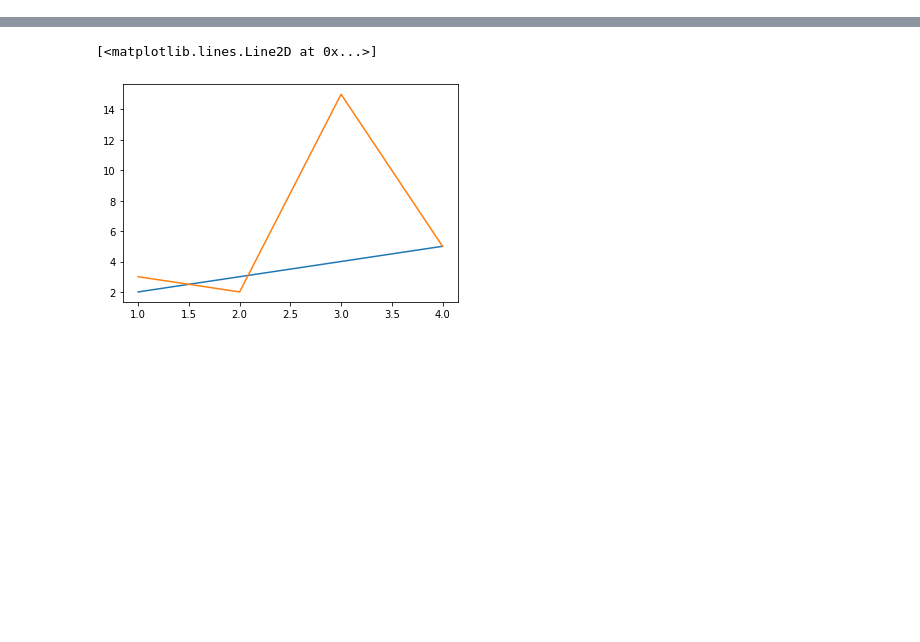
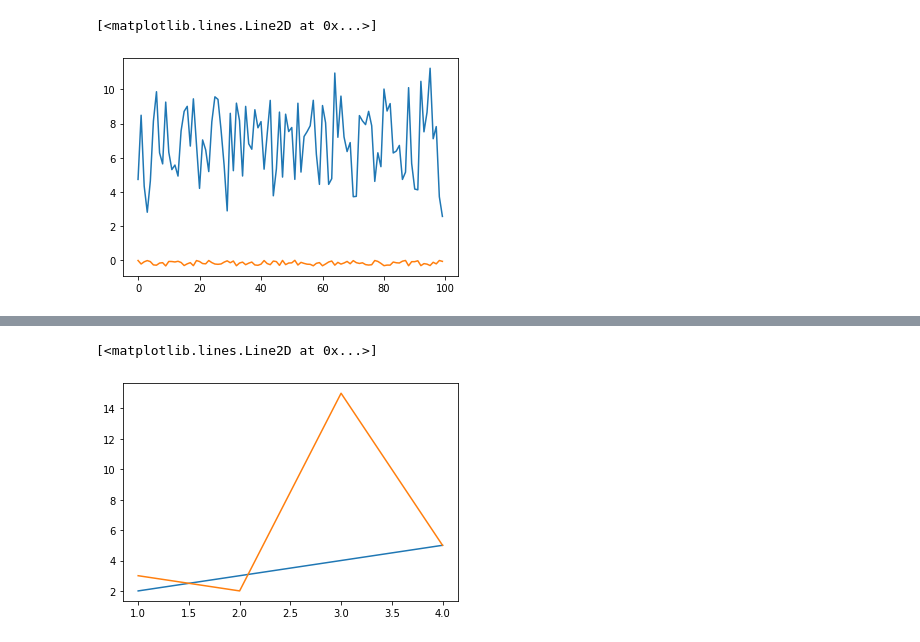
Before and after one commit to akangel0307/Onepredict_study, a Jupyter notebook: Gradient_descent.ipynb, the cells around one changed output, grey strips where cells are left out. Drawn from its saved outputs; the diff is of its cells as text; code cells hidden in the pictures; blank space fills up the shorter version.

```diff
--- a/Gradient_descent.ipynb
+++ b/Gradient_descent.ipynb
@@ -41,0 +118,7 @@ predict_list
+# %%
+plt.plot(y)
+plt.plot(predict)
+# plt.plot(X)
+# %% [output]
+[<matplotlib.lines.Line2D at 0x...>]
+[figure, added]
```
Also changed, not shown: parts of 42 cells of this notebook.
